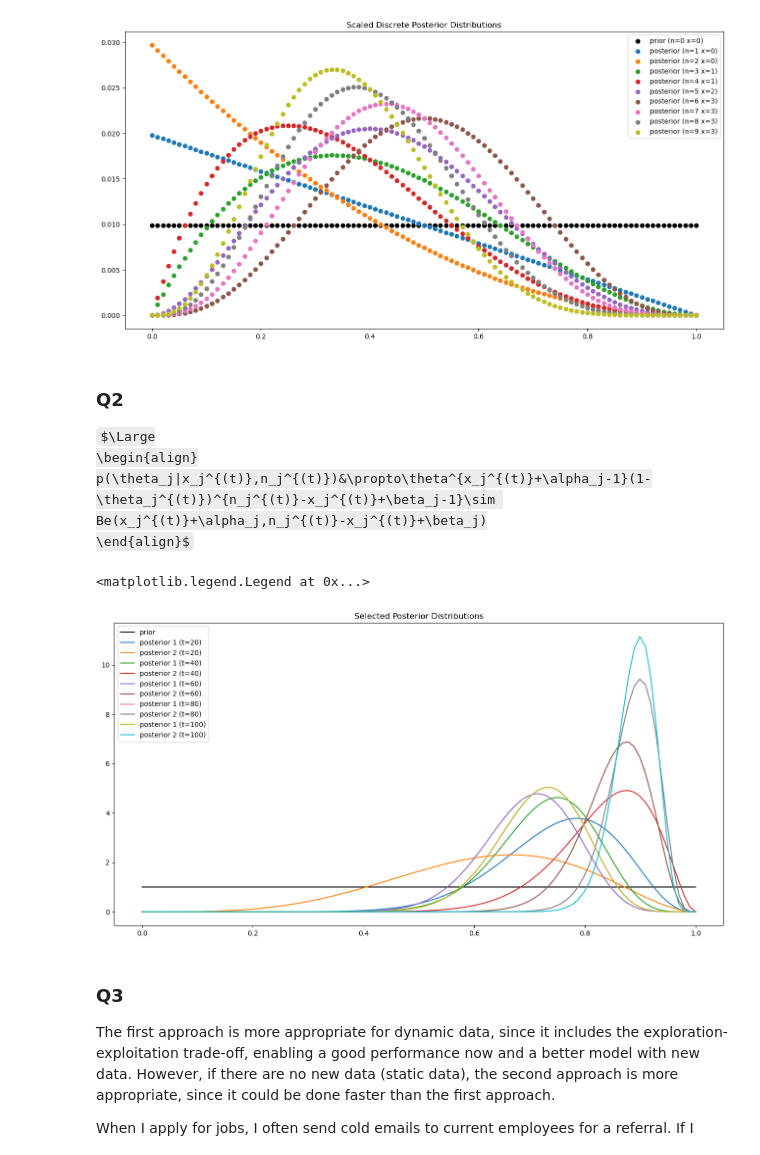
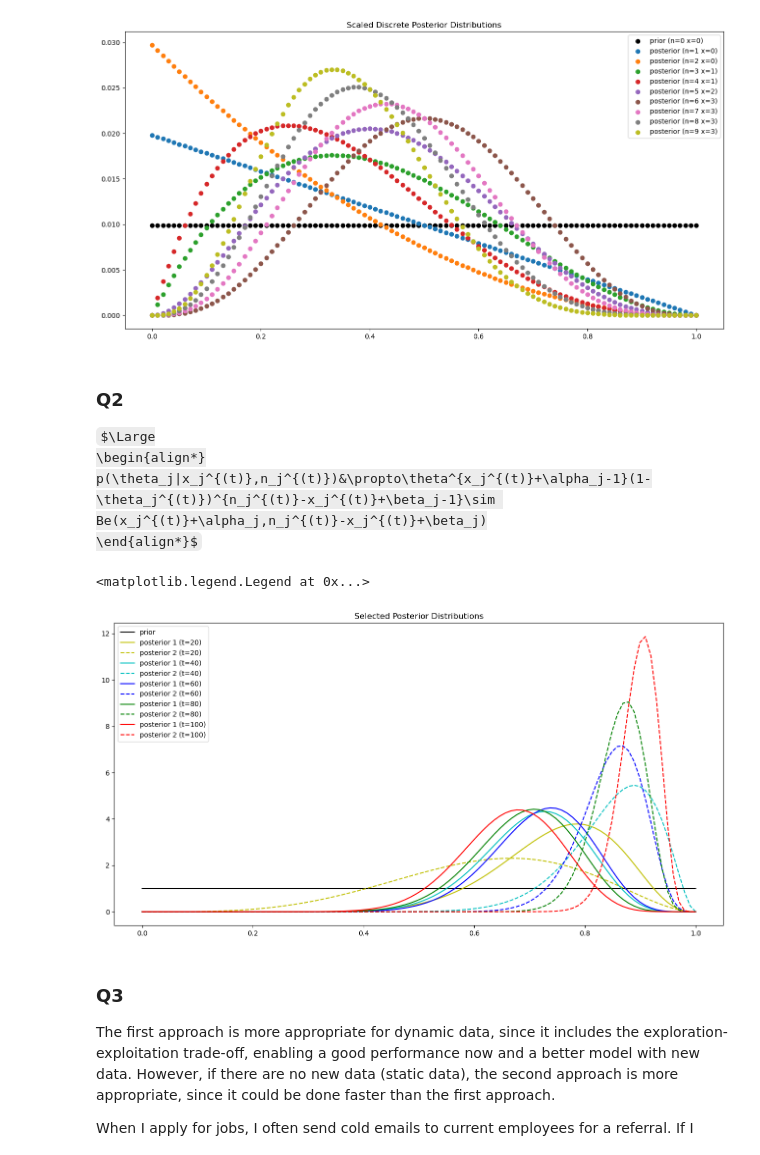
Before and after one commit to Stary54264/STA365-HW, a Jupyter notebook: HW2.ipynb, the cells around one changed output. Saved outputs shown, nothing was run; the diff lists cells and outputs as text; code cells hidden in the pictures; some formulas as TeX source.

```diff
--- a/HW2.ipynb
+++ b/HW2.ipynb
@@ -54,45 +54,46 @@ plt.legend()
 ### Q2
 
 $\Large
-\begin{align}
+\begin{align*}
 p(\theta_j|x_j^{(t)},n_j^{(t)})&\propto\theta^{x_j^{(t)}+\alpha_j-1}(1-\theta_j^{(t)})^{n_j^{(t)}-x_j^{(t)}+\beta_j-1}\sim Be(x_j^{(t)}+\alpha_j,n_j^{(t)}-x_j^{(t)}+\beta_j)
-\end{align}$
+\end{align*}$
 # %%
 np.random.seed(365)
 
 m = 100
 pd = np.linspace(0, 1, m)
 alpha, beta = 1, 1
 prior = stats.beta(a=alpha, b=beta)
-theta1, theta2 = 0.7, 0.9
+theta1, theta2 = 0.6, 0.9
 n1, x1, n2, x2 = 0, 0, 0, 0
 posterior1, posterior2 = prior, prior
 
 plt.figure(figsize=(16, 8))
 plt.plot(pd, prior.pdf(pd), label="prior", color="k")
 plt.title("Selected Posterior Distributions")
+col = ["y", "c", "b", "g", "r"]
 
 for t in range(m):
     p = np.mean(posterior1.rvs(size=100) < posterior2.rvs(size=100))
     coin = stats.bernoulli(p=p).rvs()
 
     if coin:
         n2 += 1
         x2 += stats.bernoulli(theta2).rvs()
         posterior2 = stats.beta(a=x2+alpha, b=n2-x2+beta)
     else:
         n1 += 1
         x1 += stats.bernoulli(theta1).rvs()
         posterior1 = stats.beta(a=x1+alpha, b=n1-x1+beta)
 
     if t % 20 == 19:
-        plt.plot(pd, posterior1.pdf(pd), label="posterior 1 (t="+str(t+1)+")")
-        plt.plot(pd, posterior2.pdf(pd), label="posterior 2 (t="+str(t+1)+")")
+        plt.plot(pd, posterior1.pdf(pd), label="posterior 1 (t="+str(t+1)+")", linestyle="-", color=col[t//20])
+        plt.plot(pd, posterior2.pdf(pd), label="posterior 2 (t="+str(t+1)+")", linestyle="--", color=col[t//20])
 
 plt.legend()
 # %% [output]
 <matplotlib.legend.Legend at 0x...>
-[figure, old version]
+[figure, new version]
 # %% [markdown]
 ### Q3
 
```
Also changed, not shown: parts of 1 cell of this notebook, 2 other files.
